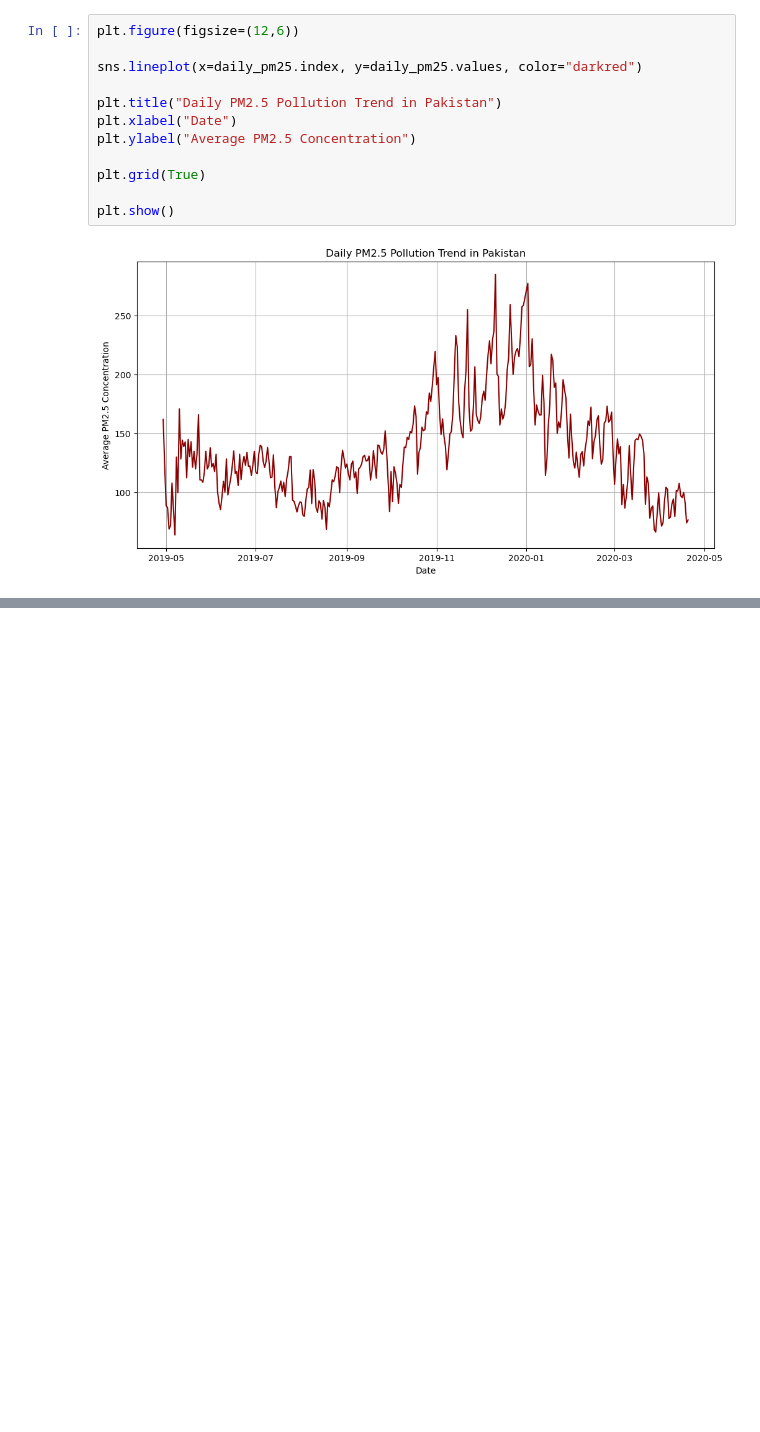
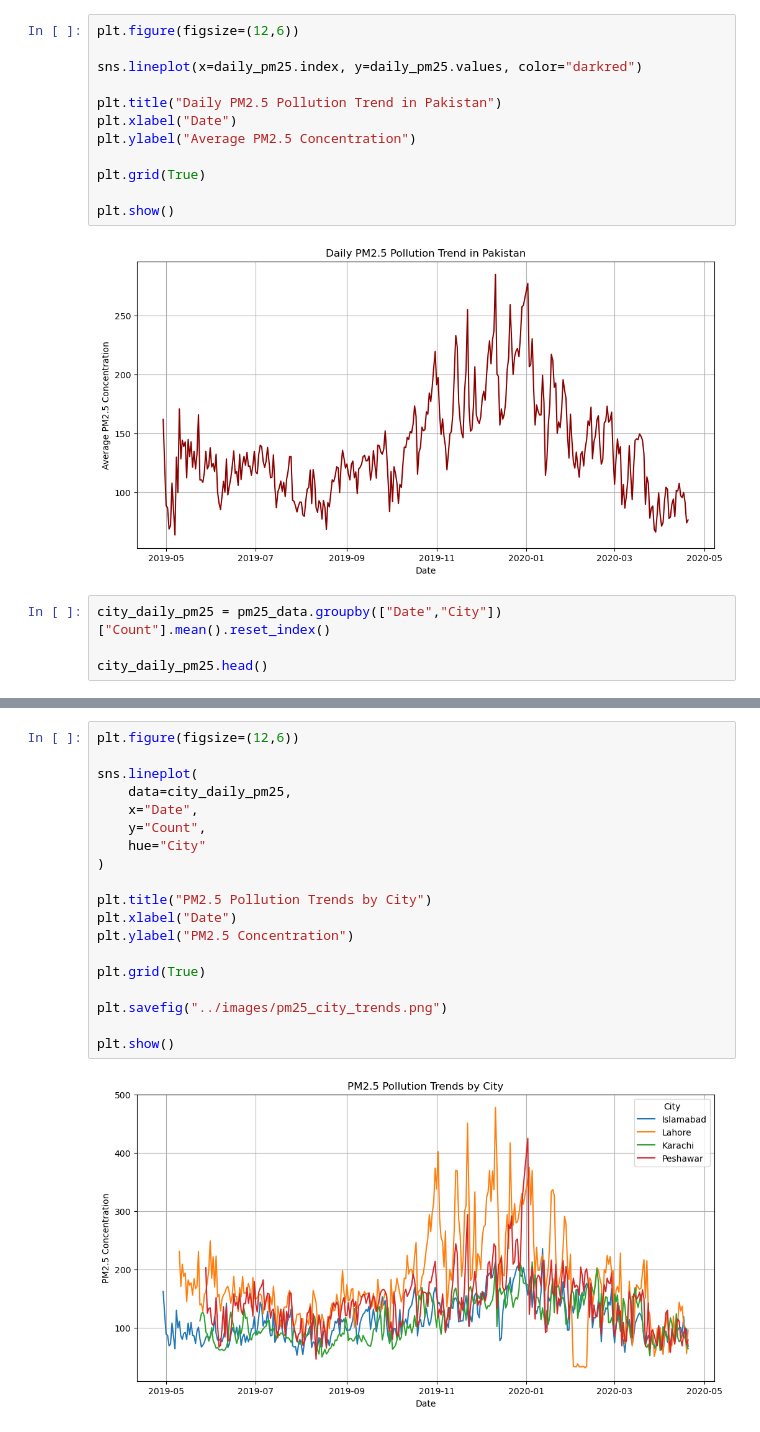
Before and after one commit to Bushra-Baloch/air-quality-prediction-ml-, a Jupyter notebook: air-quality-prediction-ml/notebooks/air_quality_analysis.ipynb, the cells around one changed output, grey strips where cells are left out. Drawn from its saved outputs; the diff is of its cells as text; blank space fills up the shorter version.

Commit message:
Added multi-city PM2.5 time-series visualization

```diff
--- a/air-quality-prediction-ml/notebooks/air_quality_analysis.ipynb
+++ b/air-quality-prediction-ml/notebooks/air_quality_analysis.ipynb
@@ -387,3 +387,7 @@ plt.grid(True)
 plt.show()
 # %% [output]
 [figure]
+# %%
+city_daily_pm25 = pm25_data.groupby(["Date","City"])["Count"].mean().reset_index()
+
+city_daily_pm25.head()
@@ -389,0 +401,21 @@ plt.show()
+# %%
+plt.figure(figsize=(12,6))
+
+sns.lineplot(
+    data=city_daily_pm25,
+    x="Date",
+    y="Count",
+    hue="City"
+)
+
+plt.title("PM2.5 Pollution Trends by City")
+plt.xlabel("Date")
+plt.ylabel("PM2.5 Concentration")
+
+plt.grid(True)
+
+plt.savefig("../images/pm25_city_trends.png")
+
+plt.show()
+# %% [output]
+[figure, added]
```
Also changed, not shown: parts of 1 cell of this notebook, 1 other file.
